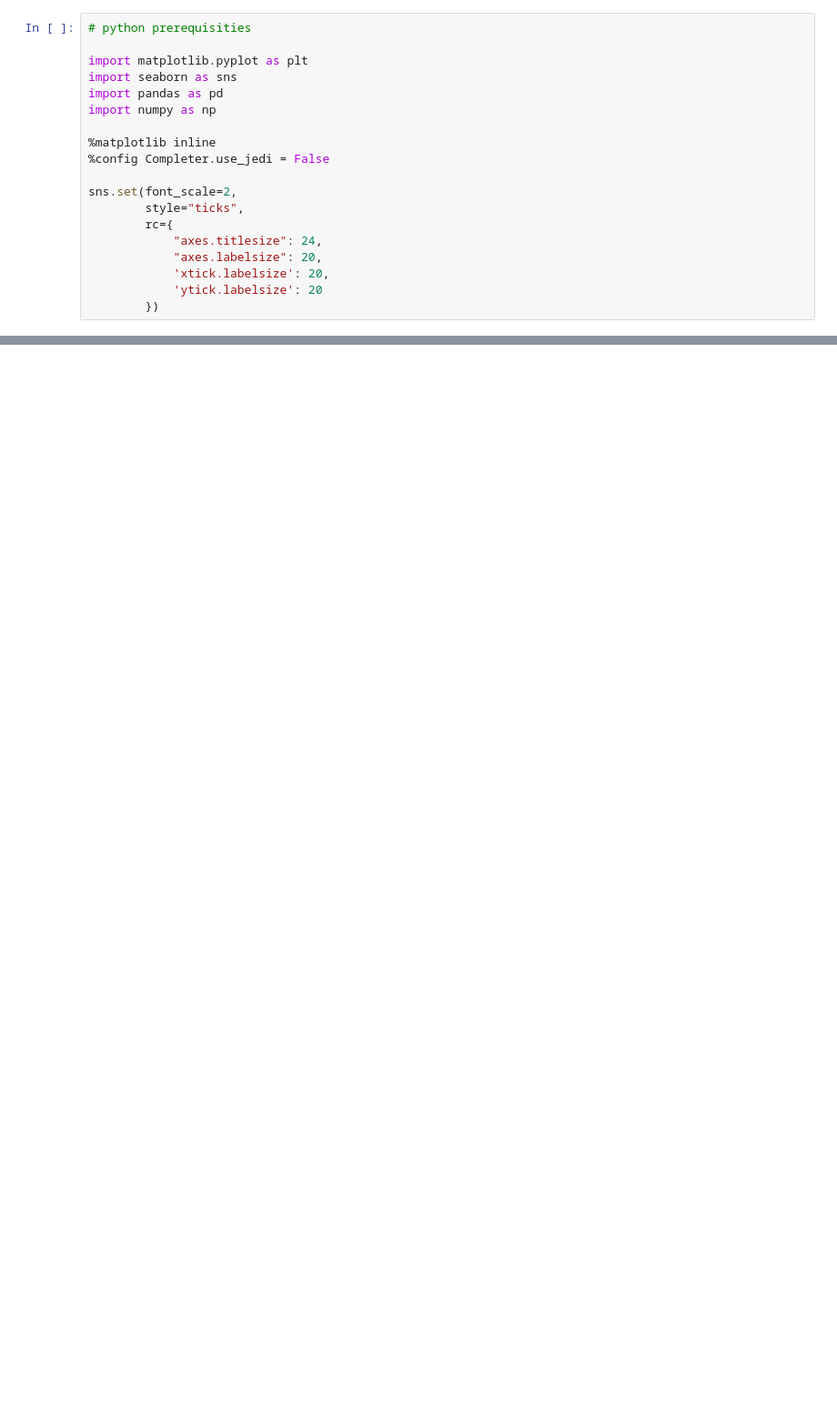
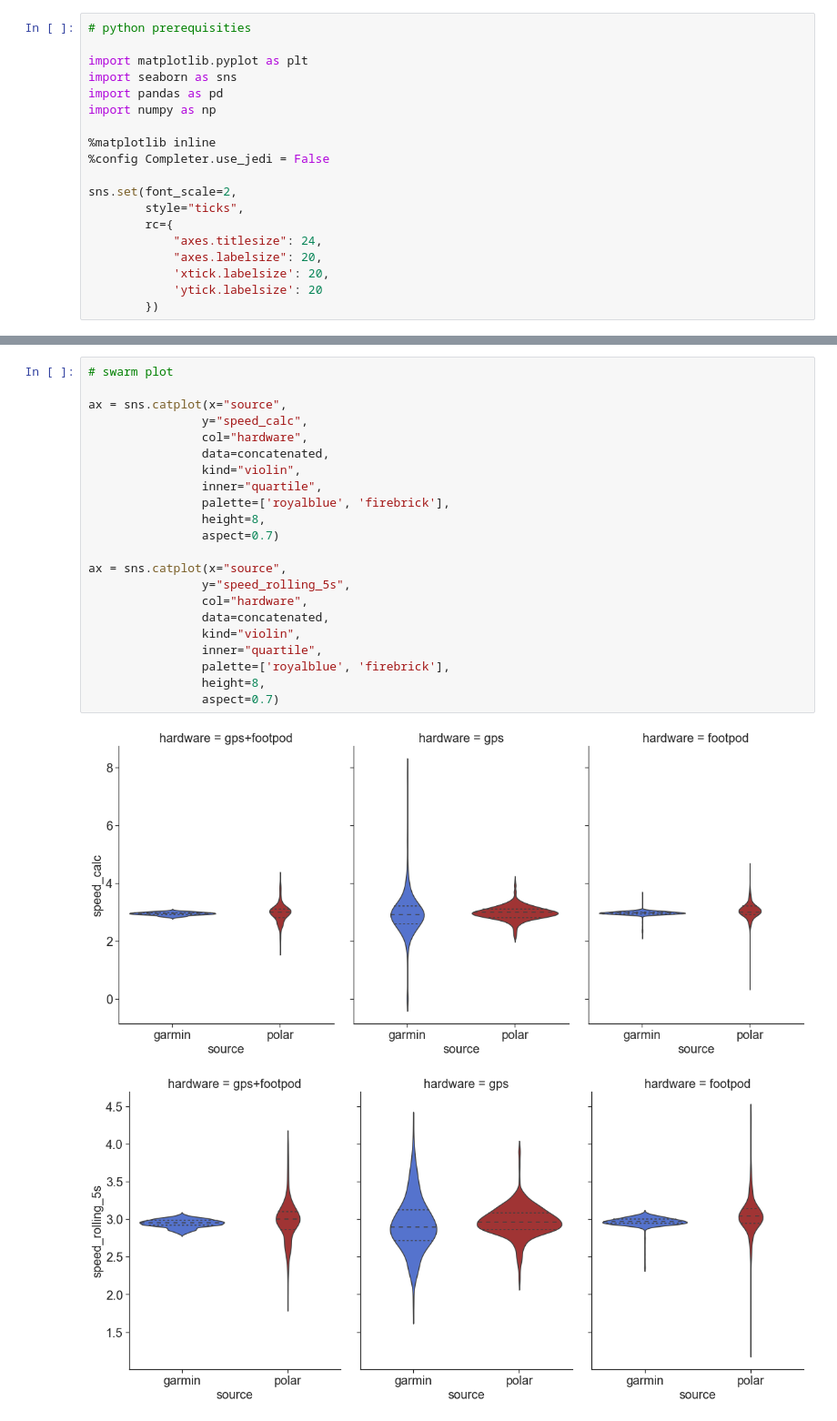
Before and after one commit to filipsPL/gps-accuracy, a Jupyter notebook: analysis.ipynb, the cells around one changed output, grey strips where cells are left out. Shown at 91% size. Drawn from its saved outputs; the diff is of its cells as text; blank space fills up the shorter version.

```diff
--- a/analysis.ipynb
+++ b/analysis.ipynb
@@ -139,0 +136,25 @@ concatenated.describe()
+# %%
+# swarm plot
+
+ax = sns.catplot(x="source",
+                y="speed_calc",
+                col="hardware",
+                data=concatenated,
+                kind="violin",
+                inner="quartile",
+                palette=['royalblue', 'firebrick'],
+                height=8,
+                aspect=0.7)
+
+ax = sns.catplot(x="source",
+                y="speed_rolling_5s",
+                col="hardware",
+                data=concatenated,
+                kind="violin",
+                inner="quartile",
+                palette=['royalblue', 'firebrick'],
+                height=8,
+                aspect=0.7)
+# %% [output]
+[figure, added]
+[figure, added]
```
Also changed, not shown: parts of 6 cells of this notebook, 2 other files.
